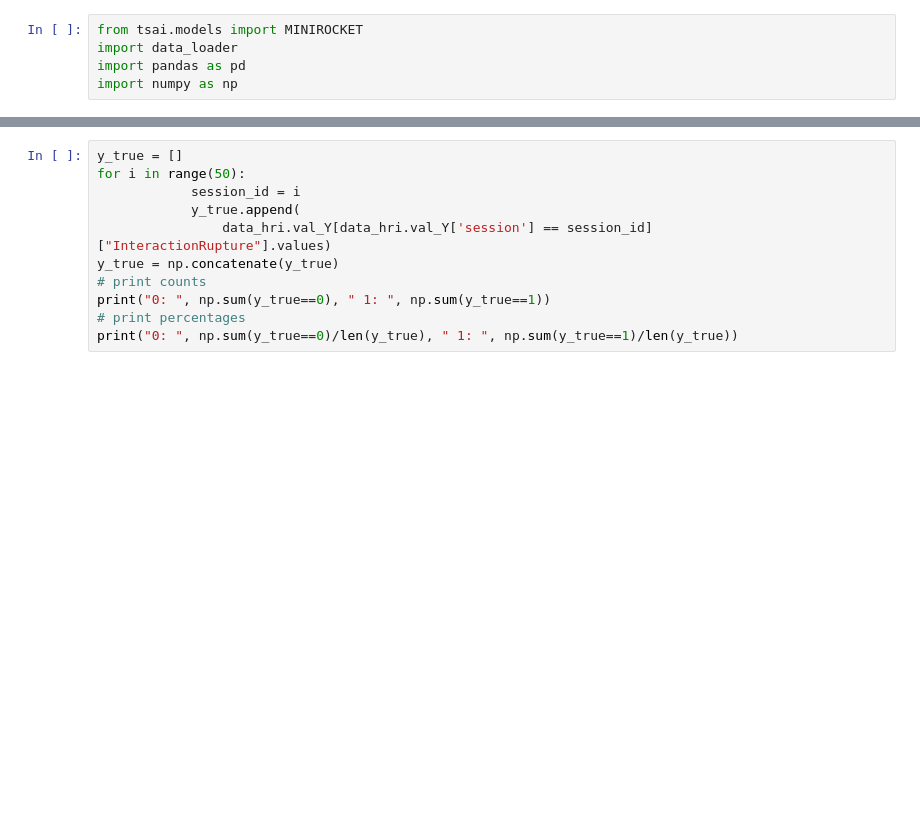
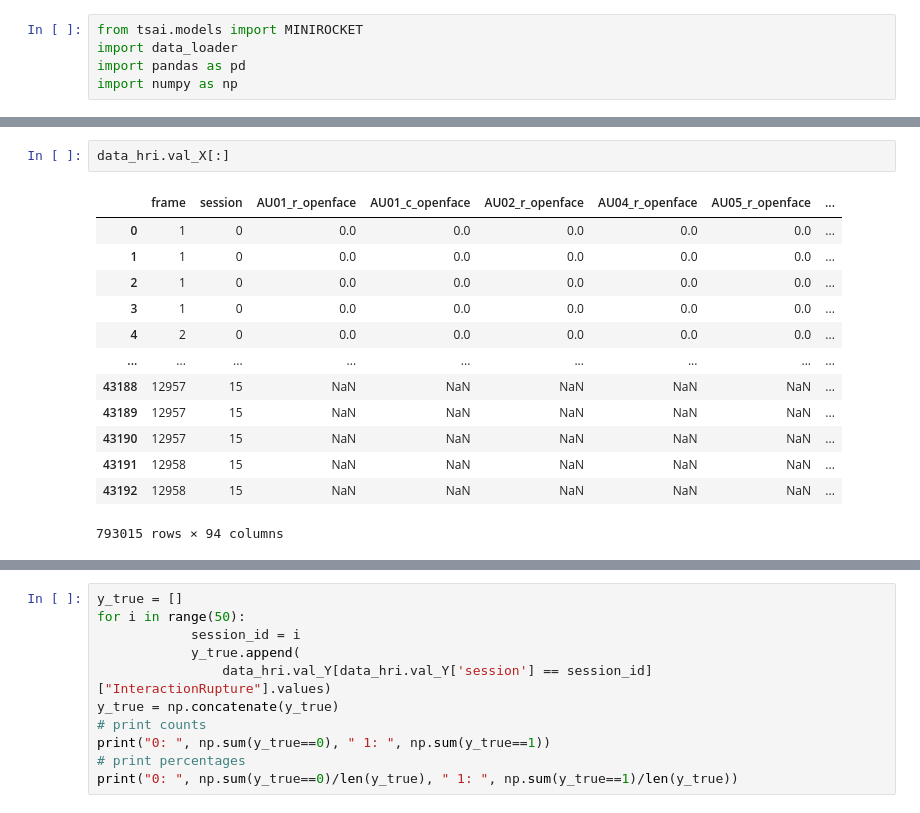
Before and after one commit to lwachowiak/HRI-Error-Detection-STAI, a Jupyter notebook: code/testing.ipynb, the cells around one changed output, grey strips where cells are left out. Saved outputs shown, nothing was run; the diff lists cells and outputs as text; blank space fills up the shorter version.

```diff
--- a/code/testing.ipynb
+++ b/code/testing.ipynb
@@ -26,3 +110,19 @@ Number of rows in merged dataframes: Train_X: 2528752 Train_Y: 2537748 Val_X: 79
+# %%
+data_hri.val_X[:]
+# %% [output]
+|  | frame | session | AU01_r_openface | AU01_c_openface | AU02_r_openface | AU04_r_openface | AU05_r_openface | ... |
+| 0 | 1 | 0 | 0.0 | 0.0 | 0.0 | 0.0 | 0.0 | ... |
+| 1 | 1 | 0 | 0.0 | 0.0 | 0.0 | 0.0 | 0.0 | ... |
+| 2 | 1 | 0 | 0.0 | 0.0 | 0.0 | 0.0 | 0.0 | ... |
+| 3 | 1 | 0 | 0.0 | 0.0 | 0.0 | 0.0 | 0.0 | ... |
+| 4 | 2 | 0 | 0.0 | 0.0 | 0.0 | 0.0 | 0.0 | ... |
+| ... | ... | ... | ... | ... | ... | ... | ... | ... |
+| 43188 | 12957 | 15 | NaN | NaN | NaN | NaN | NaN | ... |
+| 43189 | 12957 | 15 | NaN | NaN | NaN | NaN | NaN | ... |
+| 43190 | 12957 | 15 | NaN | NaN | NaN | NaN | NaN | ... |
+| 43191 | 12958 | 15 | NaN | NaN | NaN | NaN | NaN | ... |
+| 43192 | 12958 | 15 | NaN | NaN | NaN | NaN | NaN | ... |
+793015 rows × 94 columns
 # %%
 data_hri.val_Y[data_hri.val_Y["session"]==9][58286:]
 # %% [output]
```
Also changed, not shown: parts of 15 cells of this notebook, 3 other files.
